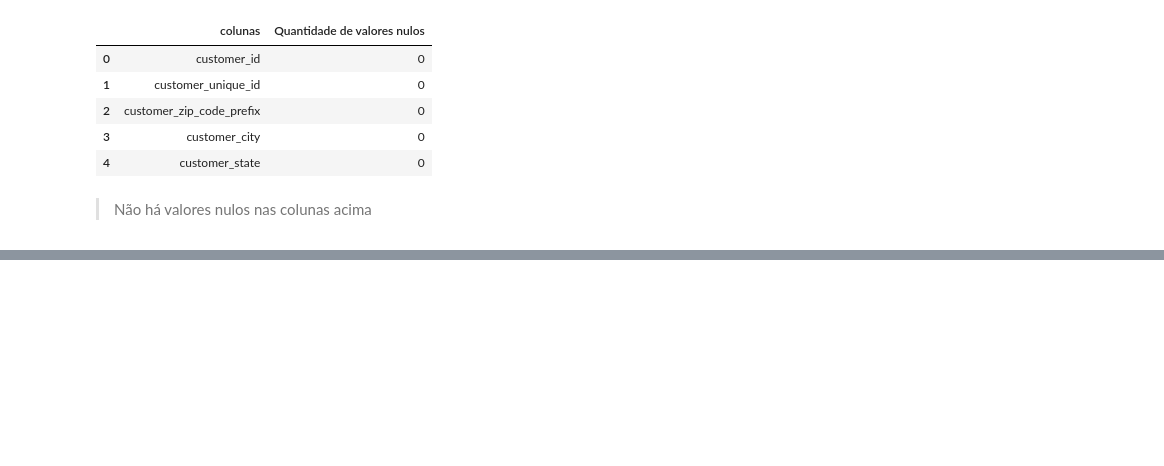
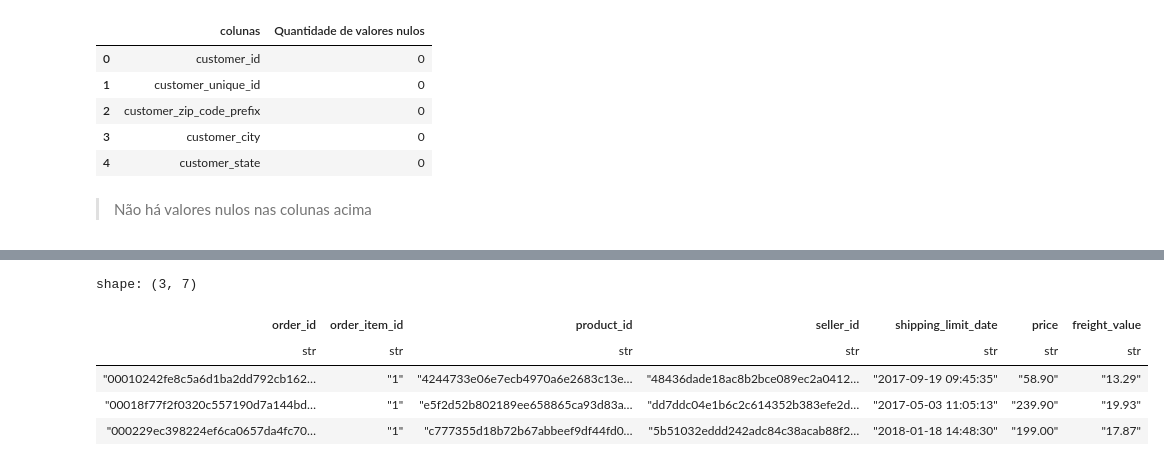
Before and after one commit to kaladabrio2020/ecommerce-brazil-dashboard-bi, a Jupyter notebook: limpeza_dados.ipynb, the cells around one changed output, grey strips where cells are left out. Saved outputs shown, nothing was run; the diff lists cells and outputs as text; code cells hidden in the pictures; blank space fills up the shorter version.

```diff
--- a/limpeza_dados.ipynb
+++ b/limpeza_dados.ipynb
@@ -104,0 +154,5 @@ cliente\
+# %%
+pedidos = pl.read_csv(
+    source='dataset/olist_order_items_dataset.csv',
+    infer_schema=False
+    )
@@ -104,0 +169,9 @@ cliente\
+# %%
+pedidos.head(3)
+# %% [output]
+shape: (3, 7)
+| order_id | order_item_id | product_id | seller_id | shipping_limit_date | price | freight_value |
+| str | str | str | str | str | str | str |
+| "00010242fe8c5a6d1ba2dd792cb162… | "1" | "4244733e06e7ecb4970a6e2683c13e… | "48436dade18ac8b2bce089ec2a0412… | "2017-09-19 09:45:35" | "58.90" | "13.29" |
+| "00018f77f2f0320c557190d7a144bd… | "1" | "e5f2d52b802189ee658865ca93d83a… | "dd7ddc04e1b6c2c614352b383efe2d… | "2017-05-03 11:05:13" | "239.90" | "19.93" |
+| "000229ec398224ef6ca0657da4fc70… | "1" | "c777355d18b72b67abbeef9df44fd0… | "5b51032eddd242adc84c38acab88f2… | "2018-01-18 14:48:30" | "199.00" | "17.87" |
```
Also changed, not shown: parts of 49 cells of this notebook, 8 other files.
